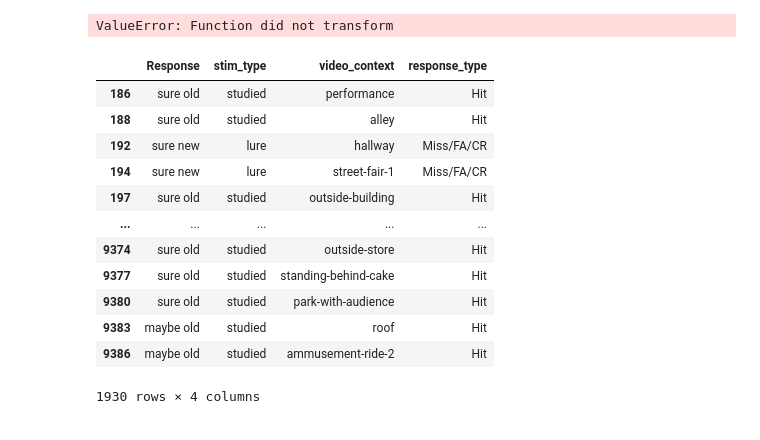
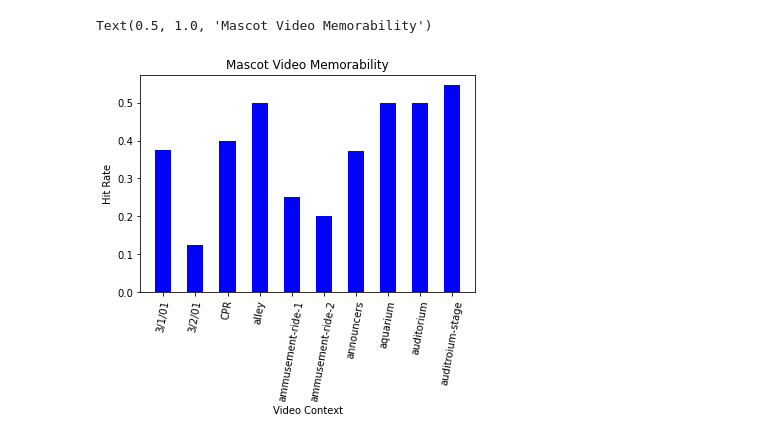
Before and after one commit to zion-walker/travelers, a Jupyter notebook: min-travels_code.ipynb, the cells around one changed output. Cells and saved outputs as stored; diff of their text form; code cells hidden in the pictures.

```diff
--- a/min-travels_code.ipynb
+++ b/min-travels_code.ipynb
@@ -217,22 +139,17 @@ hit
 # %%
-# https://stackoverflow.com/questions/30244952/how-do-i-create-a-new-column-from-the-output-of-pandas-groupby-sum
-hit['resp_type_total'] = hit['response_type'].transform('sum')
+#plotting HR vs. Video
+plt.bar(HR_per_mas_data['video_context'].head(10), HR_per_mas_data['Hit_Rate'].head(10), color ='blue',
+        width = 0.5)
+# rotate the tick labels for the x axis
+x = plt.gca().xaxis
+for item in x.get_ticklabels():
+    item.set_rotation(80)
+# add a label to the x axis
+plt.xlabel('Video Context')
+# add a label to the y axis
+plt.ylabel('Hit Rate')
+# add a title
+plt.title('Mascot Video Memorability')
 # %% [output]
-ValueError: Function did not transform
+Text(0.5, 1.0, 'Mascot Video Memorability')
+[figure, added]
-# %%
-data = pd.DataFrame(clean_data_recog, columns = ['Response', 'stim_type', 'video_context', 'response_type'])
-recog_test_data
-# %% [output]
-|  | Response | stim_type | video_context | response_type |
-| 186 | sure old | studied | performance | Hit |
-| 188 | sure old | studied | alley | Hit |
-| 192 | sure new | lure | hallway | Miss/FA/CR |
-| 194 | sure new | lure | street-fair-1 | Miss/FA/CR |
-| 197 | sure old | studied | outside-building | Hit |
-| ... | ... | ... | ... | ... |
-| 9374 | sure old | studied | outside-store | Hit |
-| 9377 | sure old | studied | standing-behind-cake | Hit |
-| 9380 | sure old | studied | park-with-audience | Hit |
-| 9383 | maybe old | studied | roof | Hit |
-| 9386 | maybe old | studied | ammusement-ride-2 | Hit |
-1930 rows × 4 columns
```
Also changed, not shown: parts of 14 cells of this notebook.
